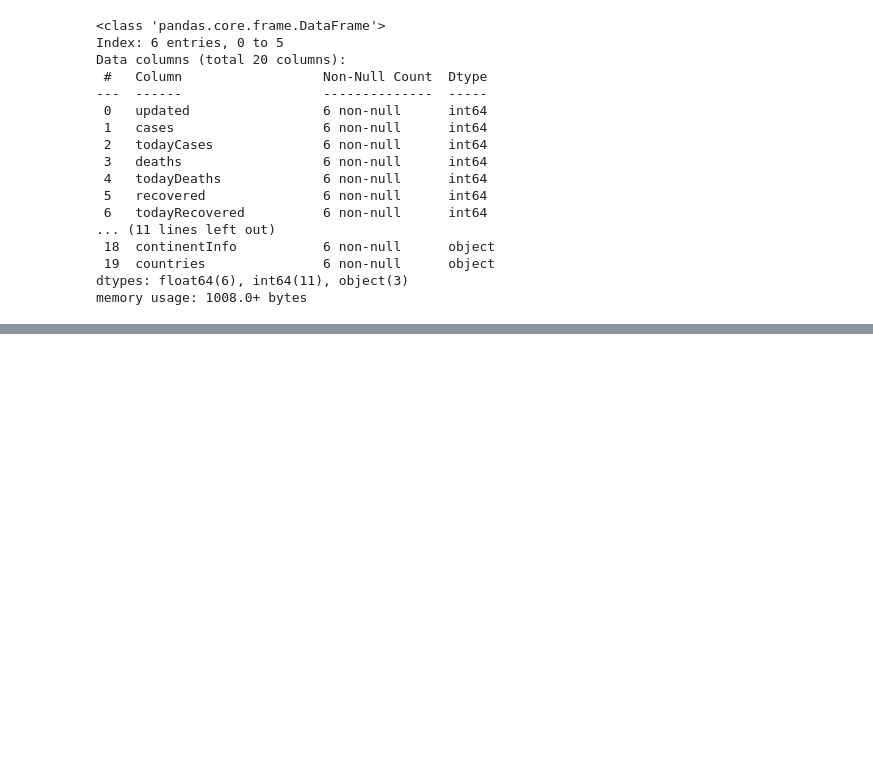
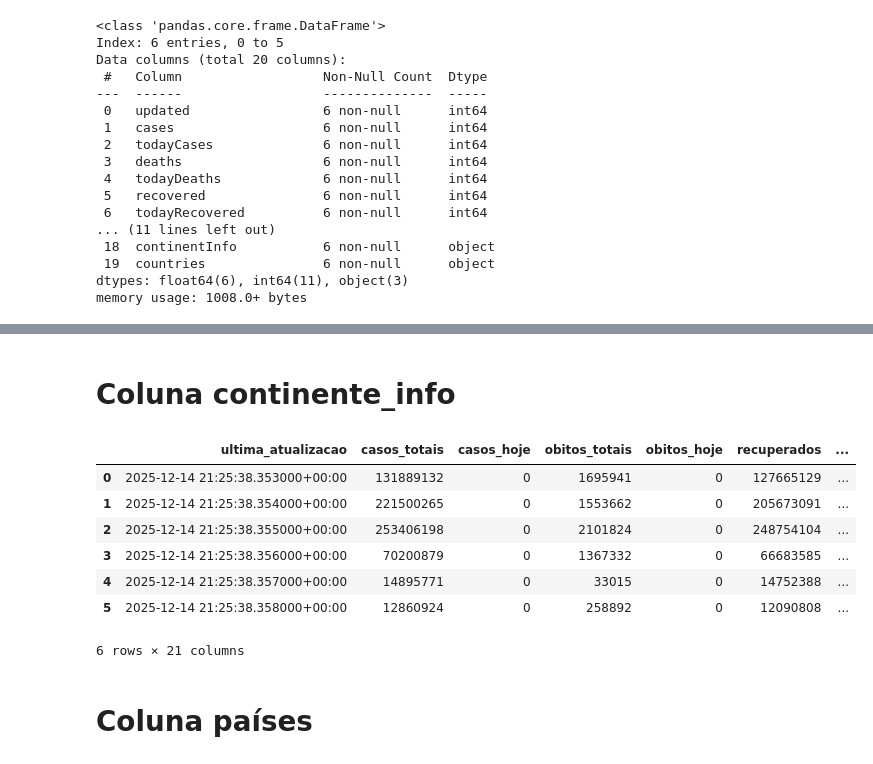
Before and after one commit to Deezinn/Covid-etl, a Jupyter notebook: notebooks/et_continents.ipynb, the cells around one changed output, grey strips where cells are left out. Drawn from its saved outputs; the diff is of its cells as text; code cells hidden in the pictures; blank space fills up the shorter version.

Commit message:
feat: create transform to continents

```diff
--- a/notebooks/et_continents.ipynb
+++ b/notebooks/et_continents.ipynb
@@ -180,0 +715,8 @@ Contém uma lista serializada de países do continente.
+# %%
+dataframe['casos_ativos_por_milhao_habitantes'] = dataframe['casos_ativos_por_milhao_habitantes'].astype('float32')
+
+dataframe['casos_ativos_por_milhao_habitantes'] = dataframe['casos_ativos_por_milhao_habitantes'].fillna(0.0)
+
+dataframe['casos_ativos_por_milhao_habitantes'] = dataframe['casos_ativos_por_milhao_habitantes'].clip(lower=0)
+
+dataframe['casos_ativos_por_milhao_habitantes']
@@ -180,0 +733,8 @@ Contém uma lista serializada de países do continente.
+# %%
+dataframe['recuperados_por_milhao_habitantes'] = dataframe['recuperados_por_milhao_habitantes'].astype('float32')
+
+dataframe['recuperados_por_milhao_habitantes'] = dataframe['recuperados_por_milhao_habitantes'].fillna(0.0)
+
+dataframe['recuperados_por_milhao_habitantes'] = dataframe['recuperados_por_milhao_habitantes'].clip(lower=0)
+
+dataframe['recuperados_por_milhao_habitantes']
@@ -180,0 +751,8 @@ Contém uma lista serializada de países do continente.
+# %%
+dataframe['criticos_por_milhao_habitantes'] = dataframe['criticos_por_milhao_habitantes'].astype('float32')
+
+dataframe['criticos_por_milhao_habitantes'] = dataframe['criticos_por_milhao_habitantes'].fillna(0.0)
+
+dataframe['criticos_por_milhao_habitantes'] = dataframe['criticos_por_milhao_habitantes'].clip(lower=0)
+
+dataframe['criticos_por_milhao_habitantes']
@@ -180,0 +767,31 @@ Contém uma lista serializada de países do continente.
+# %% [markdown]
+# Coluna continente_info
+# %%
+import ast
+
+dataframe['continente_info'] =  dataframe['continente_info'].apply(
+    lambda x: ast.literal_eval(x) if isinstance(x, str) else x
+)
+
+dataframe['continente_lat'] = dataframe['continente_info'].apply(
+    lambda x: x.get('lat')
+)
+
+dataframe['continente_long'] = dataframe['continente_info'].apply(
+    lambda x: x.get('long')
+)
+
+del dataframe['continente_info']
+
+dataframe
+# %% [output]
+|  | ultima_atualizacao | casos_totais | casos_hoje | obitos_totais | obitos_hoje | recuperados | ... |
+| 0 | 2025-12-14 21:25:38.353000+00:00 | 131889132 | 0 | 1695941 | 0 | 127665129 | ... |
+| 1 | 2025-12-14 21:25:38.354000+00:00 | 221500265 | 0 | 1553662 | 0 | 205673091 | ... |
+| 2 | 2025-12-14 21:25:38.355000+00:00 | 253406198 | 0 | 2101824 | 0 | 248754104 | ... |
+| 3 | 2025-12-14 21:25:38.356000+00:00 | 70200879 | 0 | 1367332 | 0 | 66683585 | ... |
+| 4 | 2025-12-14 21:25:38.357000+00:00 | 14895771 | 0 | 33015 | 0 | 14752388 | ... |
+| 5 | 2025-12-14 21:25:38.358000+00:00 | 12860924 | 0 | 258892 | 0 | 12090808 | ... |
+6 rows × 21 columns
+# %% [markdown]
+# Coluna países
```
Also changed, not shown: parts of 43 cells of this notebook.
